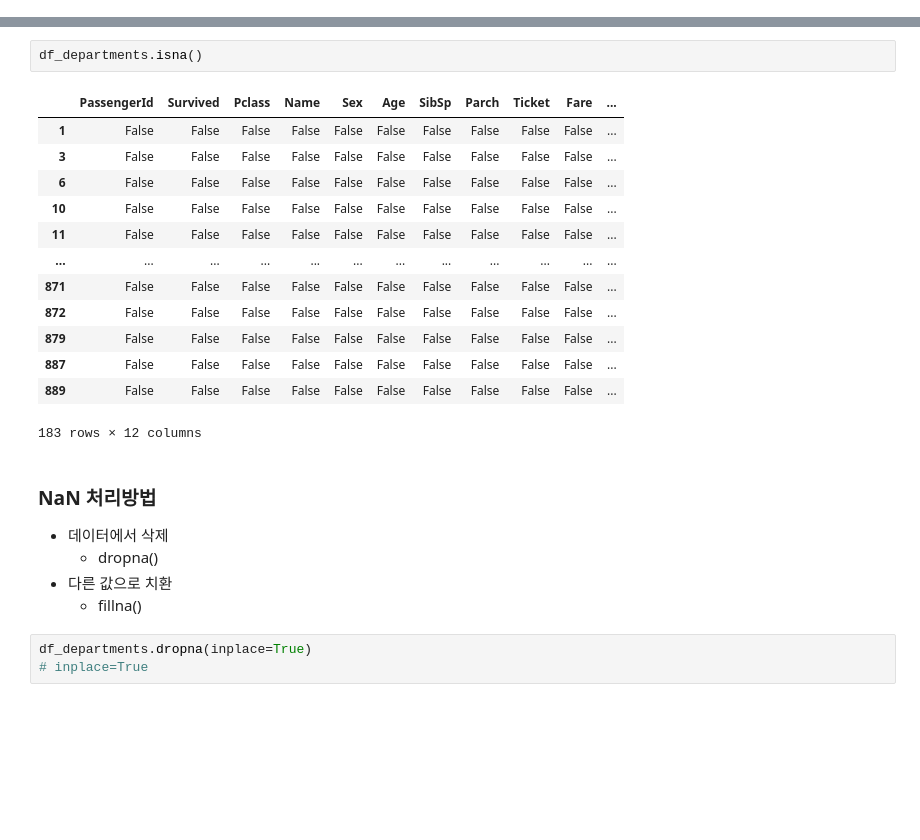
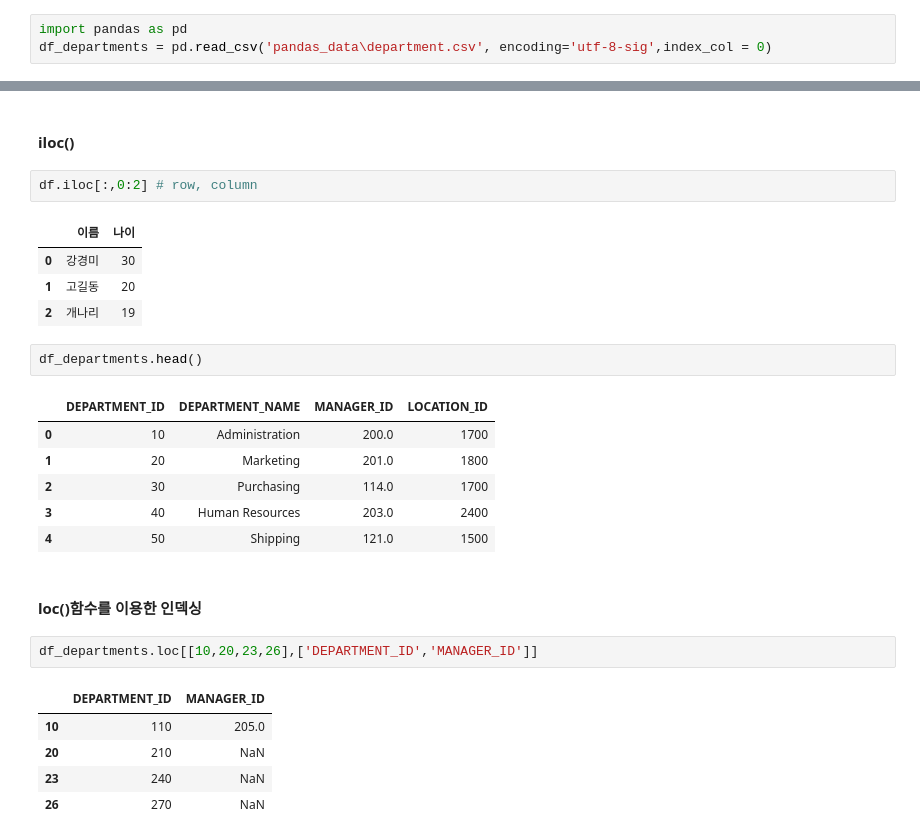
Before and after one commit to SwimmingHwang/practice-python, a Jupyter notebook: python_data_analysis(2)_pandas(2).ipynb, the cells around one changed output, grey strips where cells are left out. Saved outputs shown, nothing was run; the diff lists cells and outputs as text; blank space fills up the shorter version.

Commit message:
fix : Update contents about pandas

```diff
--- a/python_data_analysis(2)_pandas(2).ipynb
+++ b/python_data_analysis(2)_pandas(2).ipynb
@@ -8,0 +33,3 @@ df_departments = pd.read_csv('pandas_data\\train.csv')
+# %%
+import pandas as pd
+df_departments = pd.read_csv('pandas_data\department.csv', encoding='utf-8-sig',index_col = 0)
@@ -35,25 +146,28 @@ memory usage: 83.7+ KB
+# %% [markdown]
+#### iloc()
+# %%
+df.iloc[:,0:2] # row, column
+# %% [output]
+|  | 이름 | 나이 |
+| 0 | 강경미 | 30 |
+| 1 | 고길동 | 20 |
+| 2 | 개나리 | 19 |
 # %%
-df_departments.isna()
+df_departments.head()
 # %% [output]
-|  | PassengerId | Survived | Pclass | Name | Sex | Age | SibSp | Parch | Ticket | Fare | ... |
-| 1 | False | False | False | False | False | False | False | False | False | False | ... |
-| 3 | False | False | False | False | False | False | False | False | False | False | ... |
-| 6 | False | False | False | False | False | False | False | False | False | False | ... |
-| 10 | False | False | False | False | False | False | False | False | False | False | ... |
-| 11 | False | False | False | False | False | False | False | False | False | False | ... |
-| ... | ... | ... | ... | ... | ... | ... | ... | ... | ... | ... | ... |
-| 871 | False | False | False | False | False | False | False | False | False | False | ... |
-| 872 | False | False | False | False | False | False | False | False | False | False | ... |
-| 879 | False | False | False | False | False | False | False | False | False | False | ... |
-| 887 | False | False | False | False | False | False | False | False | False | False | ... |
-| 889 | False | False | False | False | False | False | False | False | False | False | ... |
+|  | DEPARTMENT_ID | DEPARTMENT_NAME | MANAGER_ID | LOCATION_ID |
+| 0 | 10 | Administration | 200.0 | 1700 |
+| 1 | 20 | Marketing | 201.0 | 1800 |
+| 2 | 30 | Purchasing | 114.0 | 1700 |
+| 3 | 40 | Human Resources | 203.0 | 2400 |
+| 4 | 50 | Shipping | 121.0 | 1500 |
-183 rows × 12 columns
-# %% [markdown]
-### NaN 처리방법
-- 데이터에서 삭제
-    - dropna()
-- 다른 값으로 치환
-    - fillna()
-# %%
-df_departments.dropna(inplace=True)
-# inplace=True
+# %% [markdown]
+#### loc()함수를 이용한 인덱싱
+# %%
+df_departments.loc[[10,20,23,26],['DEPARTMENT_ID','MANAGER_ID']]
+# %% [output]
+|  | DEPARTMENT_ID | MANAGER_ID |
+| 10 | 110 | 205.0 |
+| 20 | 210 | NaN |
+| 23 | 240 | NaN |
+| 26 | 270 | NaN |
```
Also changed, not shown: parts of 99 cells of this notebook.
